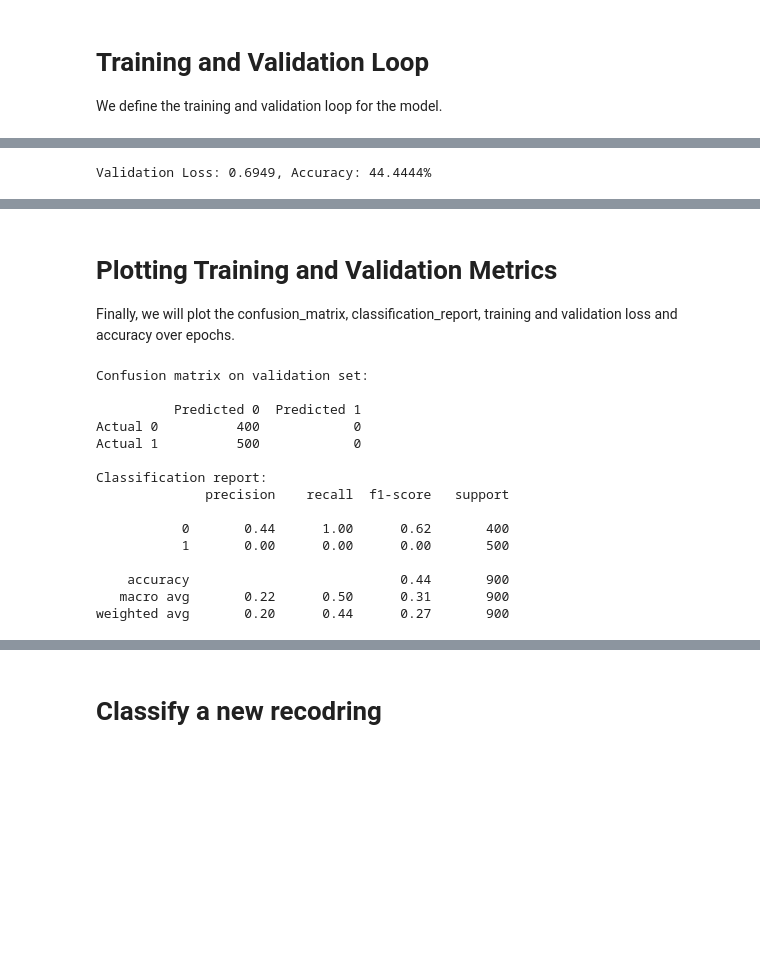
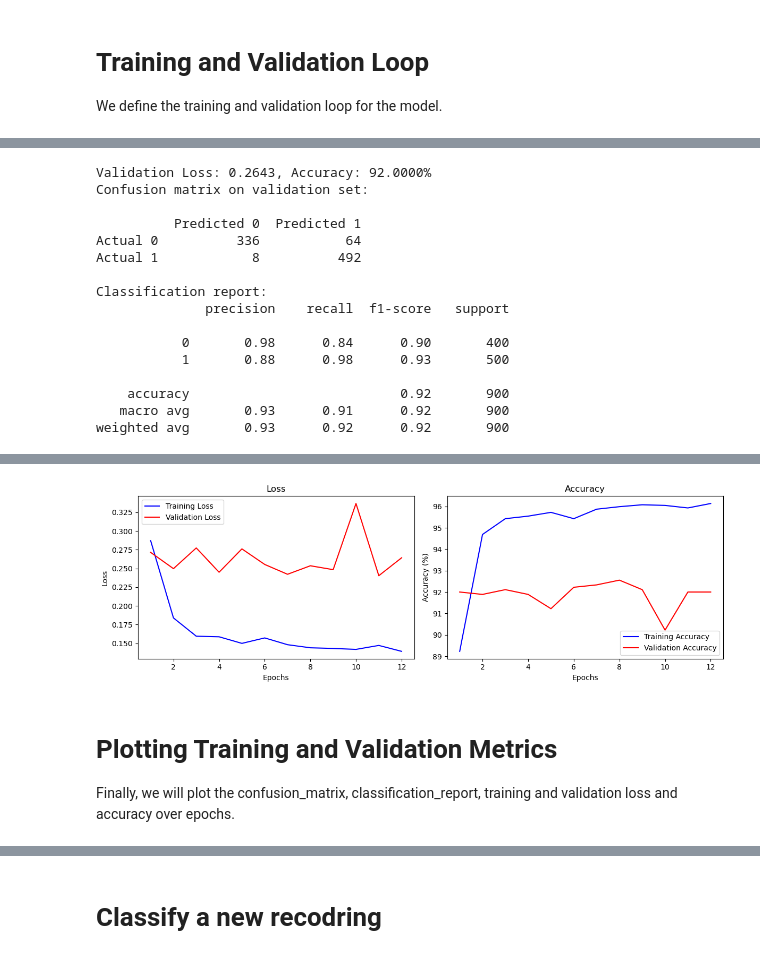
Before and after one commit to YonatanGolan/FinalProject, a Jupyter notebook: Project.ipynb, the cells around one changed output, grey strips where cells are left out. Saved outputs shown, nothing was run; the diff lists cells and outputs as text; code cells hidden in the pictures; blank space fills up the shorter version.

```diff
--- a/Project.ipynb
+++ b/Project.ipynb
@@ -665,8 +665,7 @@ train_files, val_files = train_test_split(
     files,
     test_size=0.2,
     random_state=42,
-    stratify=labels,
-    shuffle=True
+    stratify=labels
 )
 
 # Pie Chart for the whole dataset
@@ -681,21 +680,11 @@ train_label_counts = Counter(train_labels)
 print(f"Total training files: {len(train_files)}")
 print(f"Training - Label 0: {train_label_counts[0]}, Label 1: {train_label_counts[1]}")
 
-# print train files names
-print("Train Files:")
-for file in train_files:
-    print(file[0])
-
 # Print statistics for validation files
 val_labels = [label for _, label in val_files]
 val_label_counts = Counter(val_labels)
 print(f"Total validation files: {len(val_files)}")
 print(f"Validation - Label 0: {val_label_counts[0]}, Label 1: {val_label_counts[1]}")
-
-# print validation files names
-print("Validation Files:")
-for file in val_files:
-    print(file[0])
 
 # Create Pie Chart training and validation
 sizes = [train_label_counts[0], train_label_counts[1], val_label_counts[0], val_label_counts[1]]
@@ -792,9 +768,6 @@ class CNNLSTMModel(nn.Module):
         # input_size is set to 64 because it's the number of channels output by the last conv layer.
         self.lstm = nn.LSTM(input_size=64, hidden_size=128, num_layers=1, batch_first=True)
 
-##         Dropout layer
-#         self.dropout = nn.Dropout(p=0.3)  # Dropout with probability 0.5
-
         # Fully connected layer to map the LSTM outputs to the desired number of output classes.
         self.fc = nn.Linear(128, num_classes)
 
@@ -805,7 +778,6 @@ class CNNLSTMModel(nn.Module):
         x = x.view(x.size(0), -1, x.size(1))  # Reshape for LSTM
         x, (hn, cn) = self.lstm(x)
         x = hn[-1]  # Use the last hidden state from LSTM
-#         x = self.dropout(x)  # Apply Dropout after LSTM
         x = self.fc(x)
         return x
 
@@ -814,7 +786,7 @@ model = CNNLSTMModel(num_classes)
 
 # Hyperparameters
 learning_rate = 0.001
-num_epochs = 20
+num_epochs = 15
 
 print(model)
 print(f'The model has {sum(p.numel() for p in model.parameters() if p.requires_grad)} trainable parameters.')
@@ -822,7 +794,6 @@ print(f'The model has {sum(p.numel() for p in model.parameters() if p.requires_g
 # Loss and optimizer
 criterion = nn.CrossEntropyLoss()
 optimizer = torch.optim.Adam(model.parameters(), lr=learning_rate)
-# optimizer = torch.optim.Adam(model.parameters(), lr=learning_rate, weight_decay=1e-6)
 
 # Lists to store metrics
 train_losses = []
@@ -914,4 +923,10 @@ class EarlyStopping:
 # %%
+# Check if CUDA is available and set the device
+device = torch.device('cuda' if torch.cuda.is_available() else 'cpu')
+
+# Move the model to the device (GPU if available)
+model = model.to(device)
+
 # Initialize early stopping
 early_stopping = EarlyStopping(patience=5, min_delta=0.001)
 
@@ -979,6 +994,9 @@ for epoch in range(start_epoch, num_epochs):
     # Save the model and optimizer state
     save_checkpoint(epoch, model, optimizer, train_losses, val_losses, train_accuracies, val_accuracies)
 
+    #Plot current results
+    plot_results(y_validation, y_predicted, epoch + 1)
+
 # Save the number of completed epochs for plotting
 completed_epochs = epoch + 1  # Store how many epochs were actually run
 # %% [output]
@@ -986 +1004,16 @@ Epoch 1/20, Loss: 0.6947, Accuracy: 49.3361%
-Validation Loss: 0.6949, Accuracy: 44.4444%
+Validation Loss: 0.2643, Accuracy: 92.0000%
+Confusion matrix on validation set:
+
+          Predicted 0  Predicted 1
+Actual 0          336           64
+Actual 1            8          492
+
+Classification report:
+              precision    recall  f1-score   support
+
+           0       0.98      0.84      0.90       400
+           1       0.88      0.98      0.93       500
+
+    accuracy                           0.92       900
+   macro avg       0.93      0.91      0.92       900
+weighted avg       0.93      0.92      0.92       900
@@ -1000,34 +1020,6 @@ Early stopping triggered at epoch 7
+[figure, added]
 # %% [markdown]
 # Plotting Training and Validation Metrics
 
 Finally, we will plot the confusion_matrix, classification_report, training and validation loss and accuracy over epochs.
-# %%
-# Convert lists to arrays for evaluation
-y_validation = np.array(y_validation)
-y_predicted = np.array(y_predicted)
-
-# Print confusion matrix and classification report
-print('Confusion matrix on validation set:\n')
-
-# Print the confusion matrix with headers
-print(pd.DataFrame(confusion_matrix(y_validation, y_predicted),
-                   index=['Actual 0', 'Actual 1'],columns=['Predicted 0', 'Predicted 1']))
-
-print(f"\nClassification report:\n{classification_report(y_validation, y_predicted)}")
-# %% [output]
-Confusion matrix on validation set:
-
-          Predicted 0  Predicted 1
-Actual 0          400            0
-Actual 1          500            0
-
-Classification report:
-              precision    recall  f1-score   support
-
-           0       0.44      1.00      0.62       400
-           1       0.00      0.00      0.00       500
-
-    accuracy                           0.44       900
-   macro avg       0.22      0.50      0.31       900
-weighted avg       0.20      0.44      0.27       900
 # %%
```
Also changed, not shown: parts of 14 cells of this notebook, 1 other file.
